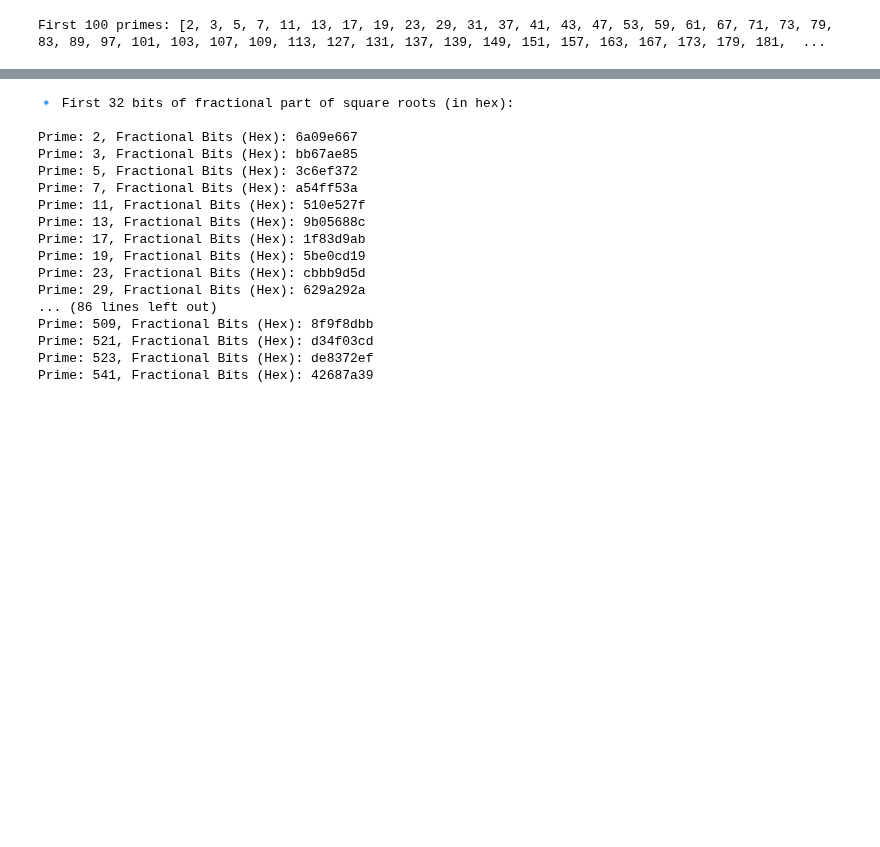
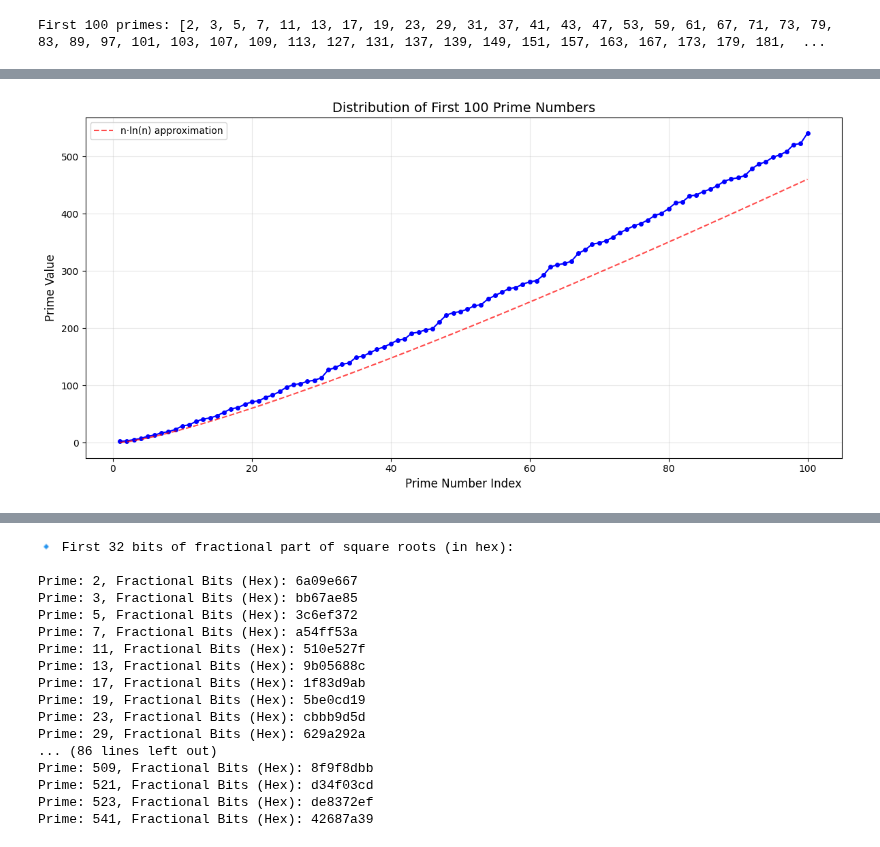
Before and after one commit to JamesDoonan1/computational_theory, a Jupyter notebook: tasks.ipynb, the cells around one changed output, grey strips where cells are left out. Drawn from its saved outputs; the diff is of its cells as text; code cells hidden in the pictures; blank space fills up the shorter version.

Commit message:
Graphs added for task 4 for clearer understanding of topic.

```diff
--- a/tasks.ipynb
+++ b/tasks.ipynb
@@ -584,0 +595,22 @@ First 100 primes: [2, 3, 5, 7, 11, 13, 17, 19, 23, 29, 31, 37, 41, 43, 47, 53, 5
+# %%
+# Create data for visualization
+prime_indices = np.arange(1, len(primes) + 1)
+
+# Create the figure for prime distribution
+plt.figure(figsize=(12, 6))
+plt.plot(prime_indices, primes, 'b-', marker='o', markersize=4)
+plt.title('Distribution of First 100 Prime Numbers', fontsize=14)
+plt.xlabel('Prime Number Index', fontsize=12)
+plt.ylabel('Prime Value', fontsize=12)
+plt.grid(True, alpha=0.3)
+
+# Add a reference line showing y = x*ln(x) approximation (Prime Number Theorem)
+x = np.linspace(1, len(primes), 1000)
+pnt_approx = x * np.log(x)
+plt.plot(x, pnt_approx, 'r--', alpha=0.7, label='n·ln(n) approximation')
+plt.legend()
+
+plt.tight_layout()
+plt.show()
+# %% [output]
+[figure, added]
```
Also changed, not shown: parts of 16 cells of this notebook.
